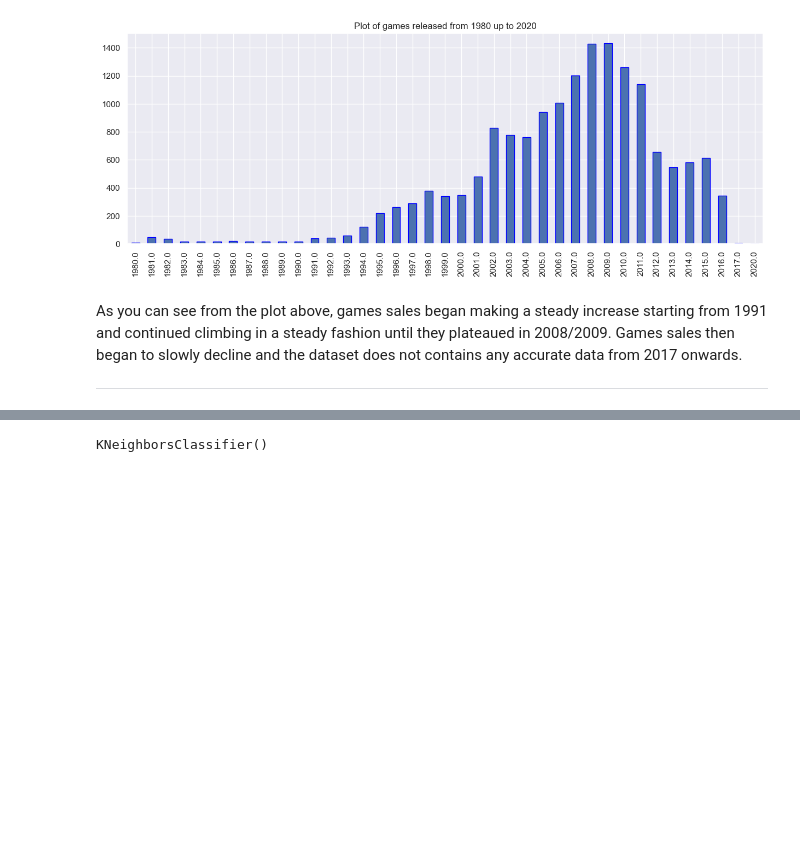
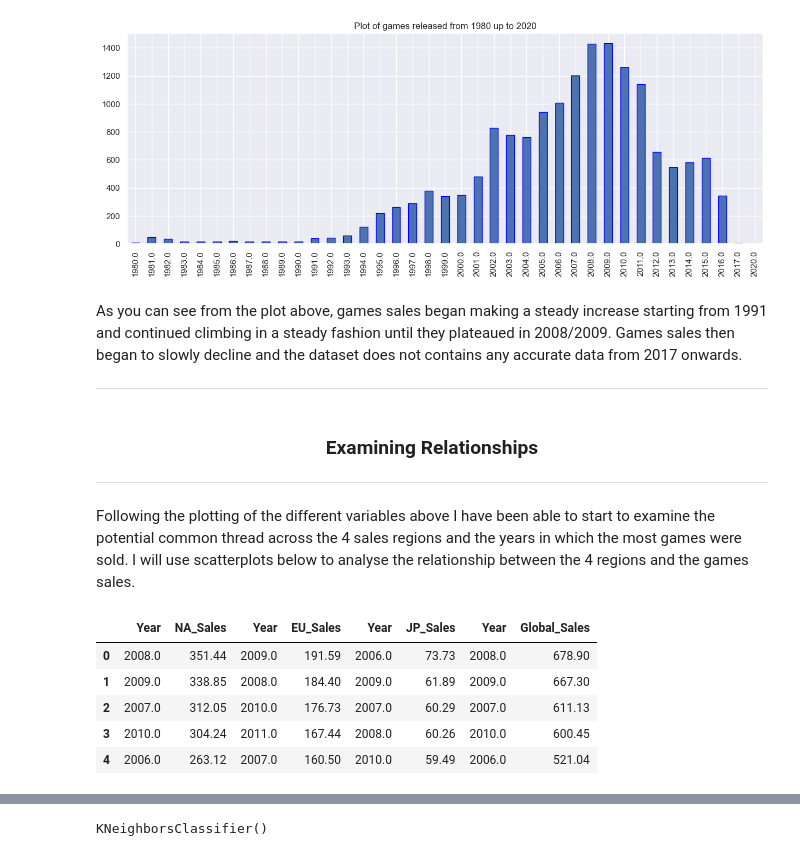
Before and after one commit to SeanE15/Programming-for-Data-Analysis, a Jupyter notebook: Assignment 1/PfDA Project 1.ipynb, the cells around one changed output, grey strips where cells are left out. Saved outputs shown, nothing was run; the diff lists cells and outputs as text; code cells hidden in the pictures; blank space fills up the shorter version.

```diff
--- a/Assignment 1/PfDA Project 1.ipynb
+++ b/Assignment 1/PfDA Project 1.ipynb
@@ -309,3 +317,27 @@ plt.show()
 As you can see from the plot above, games sales began making a steady increase starting from 1991 and continued climbing in a steady fashion until they plateaued in 2008/2009. Games sales then began to slowly decline and the dataset does not contains any accurate data from 2017 onwards.
 
 ****
+# %% [markdown]
+<h3 align="center">Examining Relationships</h3>
+
+----
+# %% [markdown]
+Following the plotting of the different variables above I have been able to start to examine the potential common thread across the 4 sales regions and the years in which the most games were sold. I will use scatterplots below to analyse the relationship between the 4 regions and the games sales.
+# %%
+#Group the sales into variables; using time as the key comparitor.
+na_sales = pd.DataFrame(df.groupby("Year")[["NA_Sales"]].sum().sort_values(by=['NA_Sales'],ascending=[False]).reset_index())
+eu_sales = pd.DataFrame(df.groupby("Year")[["EU_Sales"]].sum().sort_values(by=['EU_Sales'],ascending=[False]).reset_index())
+jp_sales = pd.DataFrame(df.groupby("Year")[["JP_Sales"]].sum().sort_values(by=['JP_Sales'],ascending=[False]).reset_index())
+global_sales = pd.DataFrame(df.groupby("Year")[["Global_Sales"]].sum().sort_values(by=['Global_Sales'],ascending=[False]).reset_index())
+
+#Concatenating the datasets
+time_sales=pd.concat([na_sales, eu_sales, jp_sales, global_sales],axis=1)
+
+time_sales.head(5)
+# %% [output]
+|  | Year | NA_Sales | Year | EU_Sales | Year | JP_Sales | Year | Global_Sales |
+| 0 | 2008.0 | 351.44 | 2009.0 | 191.59 | 2006.0 | 73.73 | 2008.0 | 678.90 |
+| 1 | 2009.0 | 338.85 | 2008.0 | 184.40 | 2009.0 | 61.89 | 2009.0 | 667.30 |
+| 2 | 2007.0 | 312.05 | 2010.0 | 176.73 | 2007.0 | 60.29 | 2007.0 | 611.13 |
+| 3 | 2010.0 | 304.24 | 2011.0 | 167.44 | 2008.0 | 60.26 | 2010.0 | 600.45 |
+| 4 | 2006.0 | 263.12 | 2007.0 | 160.50 | 2010.0 | 59.49 | 2006.0 | 521.04 |
```
Also changed, not shown: parts of 25 cells of this notebook.
